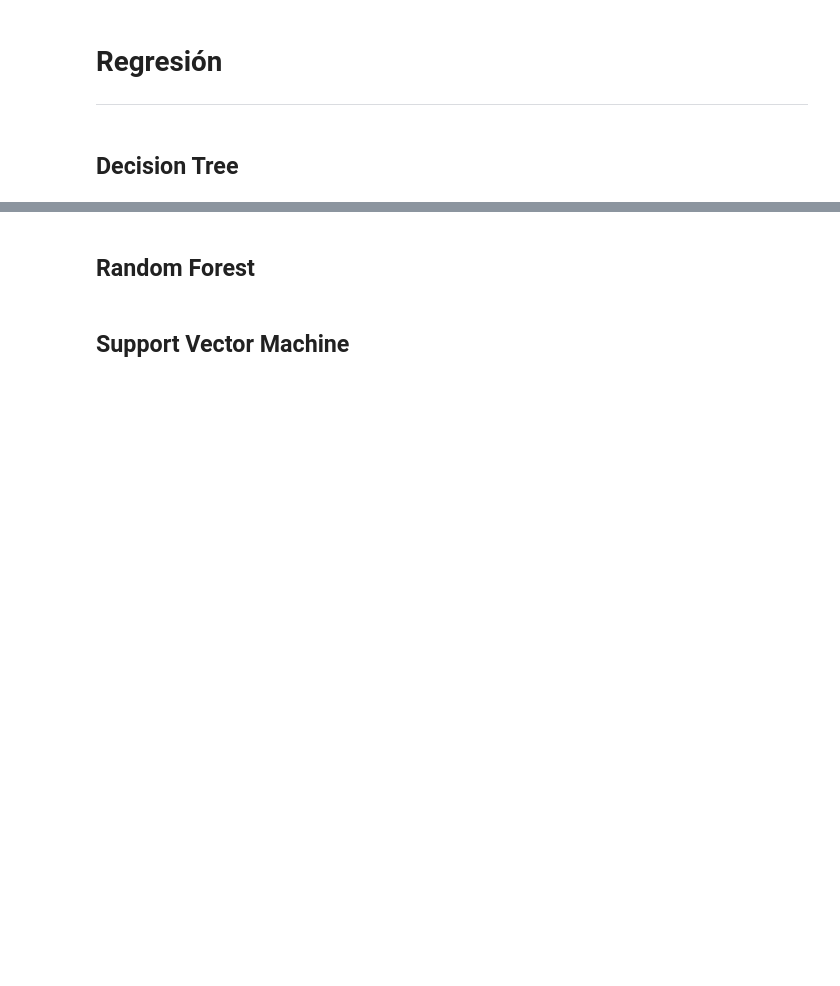
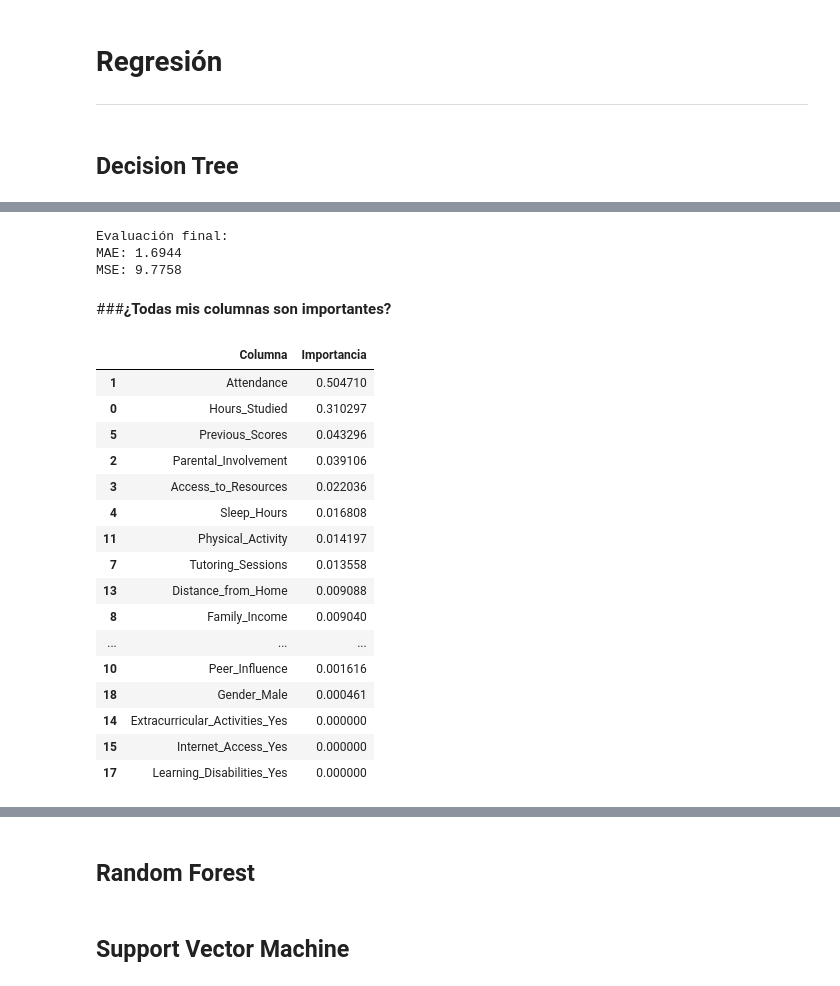
Before and after one commit to JeiGeek/ia1-LosPandas-prediccion_rendimiento_estudiantil, a Jupyter notebook: 02_Supervised_learning.ipynb, the cells around one changed output, grey strips where cells are left out. Saved outputs shown, nothing was run; the diff lists cells and outputs as text; code cells hidden in the pictures; blank space fills up the shorter version.

```diff
--- a/02_Supervised_learning.ipynb
+++ b/02_Supervised_learning.ipynb
@@ -1262,15 +1262,15 @@ def flujo_regresion(modelo, param_grid, score, X_train, X_test, y_train, y_test)
   scores_folds = cross_val_score(
       mejor_modelo, X_train, y_train,
       cv=cv,
-      scoring=make_scorer(balanced_accuracy_score)
+      scoring= score
   )
 
   # Entrenamiento del modelo fina con todo el x_train y evaluar con el test
   mejor_modelo.fit(X_train, y_train)
   y_pred = mejor_modelo.predict(X_test)
 
-  balanced_acc_final = balanced_accuracy_score(y_test, y_pred)
-  mcc_final = matthews_corrcoef(y_test, y_pred)
+  absolte_error = mean_absolute_error(y_test, y_pred)
+  mean_squared = mean_squared_error(y_test, y_pred)
 
   # Importancia de columnas
   try: # manejo de error para el SVC
@@ -1282,9 +1282,19 @@ def flujo_regresion(modelo, param_grid, score, X_train, X_test, y_train, y_test)
     importantes = None
     print("El modelo no tiene un atributo 'feature_importances_'.")
 
-  # Calcular matriz de confusión
-  cm = confusion_matrix(y_test, y_pred)
-
-  return grid, scores_folds, balanced_acc_final, mcc_final, classification_report(y_test, y_pred, zero_division=0), cm, importantes
+  return grid, scores_folds, absolte_error, mean_squared, importantes, y_pred
 # %% [markdown]
 ## **Decision Tree**
+# %%
+# Modelo base
+tree = DecisionTreeRegressor(random_state=42)
+
+# Espacio de hiperparámetros para el tuning
+param_grid = {
+    'max_depth': [1, 2, 3, 5, 7, 10, 20, 30, 50, 100, None]
+}
+# %%
+# Metrica de mejora del modelo
+score = make_scorer(mean_absolute_error, greater_is_better=False)
+# Llamado de la función
+grid, scores_folds, absolte_error, mean_squared, importantes, y_pred = flujo_regresion(tree, param_grid, score, X_train, X_test, y_train, y_test)
@@ -1290,0 +1324,32 @@ def flujo_regresion(modelo, param_grid, score, X_train, X_test, y_train, y_test)
+# %%
+# Evaluacion final del mejor modelo
+print("Evaluación final:")
+print("MAE:", round(absolte_error, 4))
+print("MSE:", round(mean_squared, 4))
+# %% [output]
+Evaluación final:
+MAE: 1.6944
+MSE: 9.7758
+# %% [markdown]
+###**¿Todas mis columnas son importantes?**
+# %%
+display(importantes.sort_values(by='Importancia', ascending=False))
+importantes_copy = importantes.sort_values(by='Importancia', ascending=False).copy()
+# %% [output]
+|  | Columna | Importancia |
+| 1 | Attendance | 0.504710 |
+| 0 | Hours_Studied | 0.310297 |
+| 5 | Previous_Scores | 0.043296 |
+| 2 | Parental_Involvement | 0.039106 |
+| 3 | Access_to_Resources | 0.022036 |
+| 4 | Sleep_Hours | 0.016808 |
+| 11 | Physical_Activity | 0.014197 |
+| 7 | Tutoring_Sessions | 0.013558 |
+| 13 | Distance_from_Home | 0.009088 |
+| 8 | Family_Income | 0.009040 |
+| ... | ... | ... |
+| 10 | Peer_Influence | 0.001616 |
+| 18 | Gender_Male | 0.000461 |
+| 14 | Extracurricular_Activities_Yes | 0.000000 |
+| 15 | Internet_Access_Yes | 0.000000 |
+| 17 | Learning_Disabilities_Yes | 0.000000 |
```
Also changed, not shown: parts of 7 cells of this notebook.
